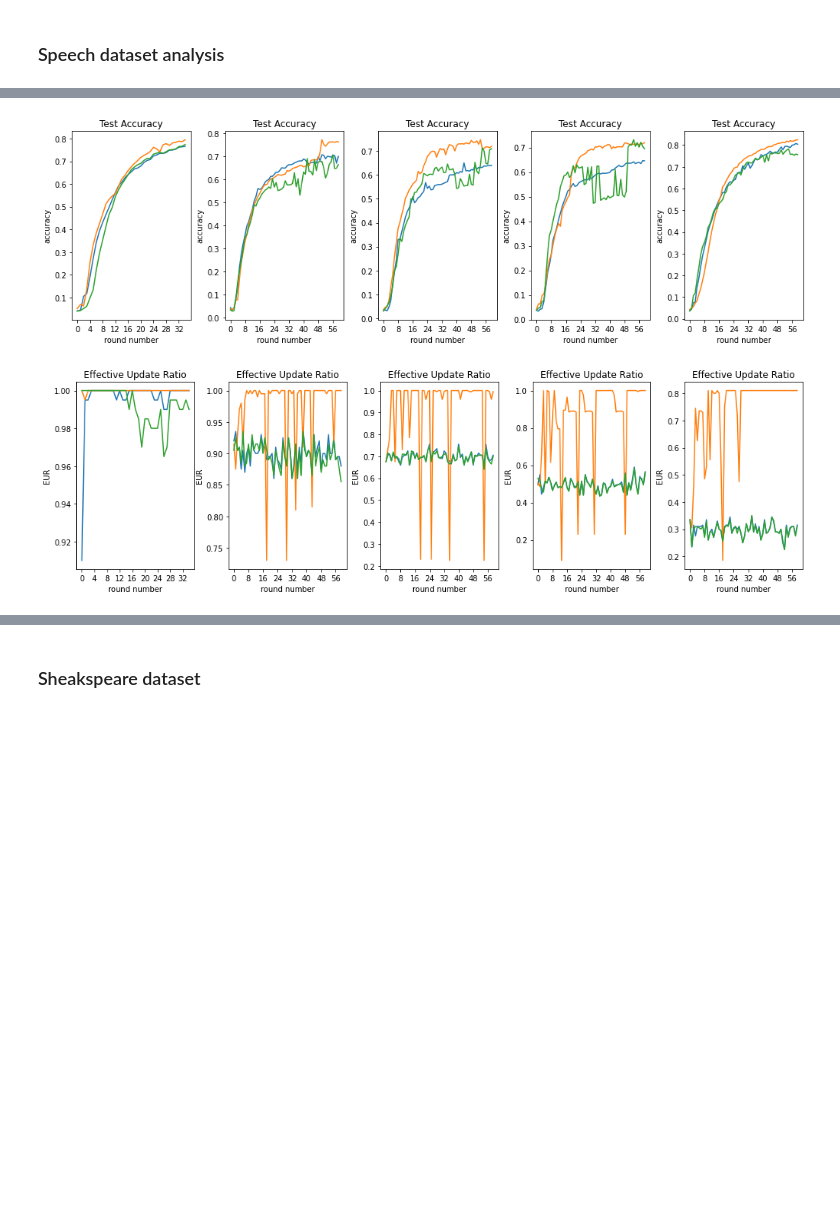
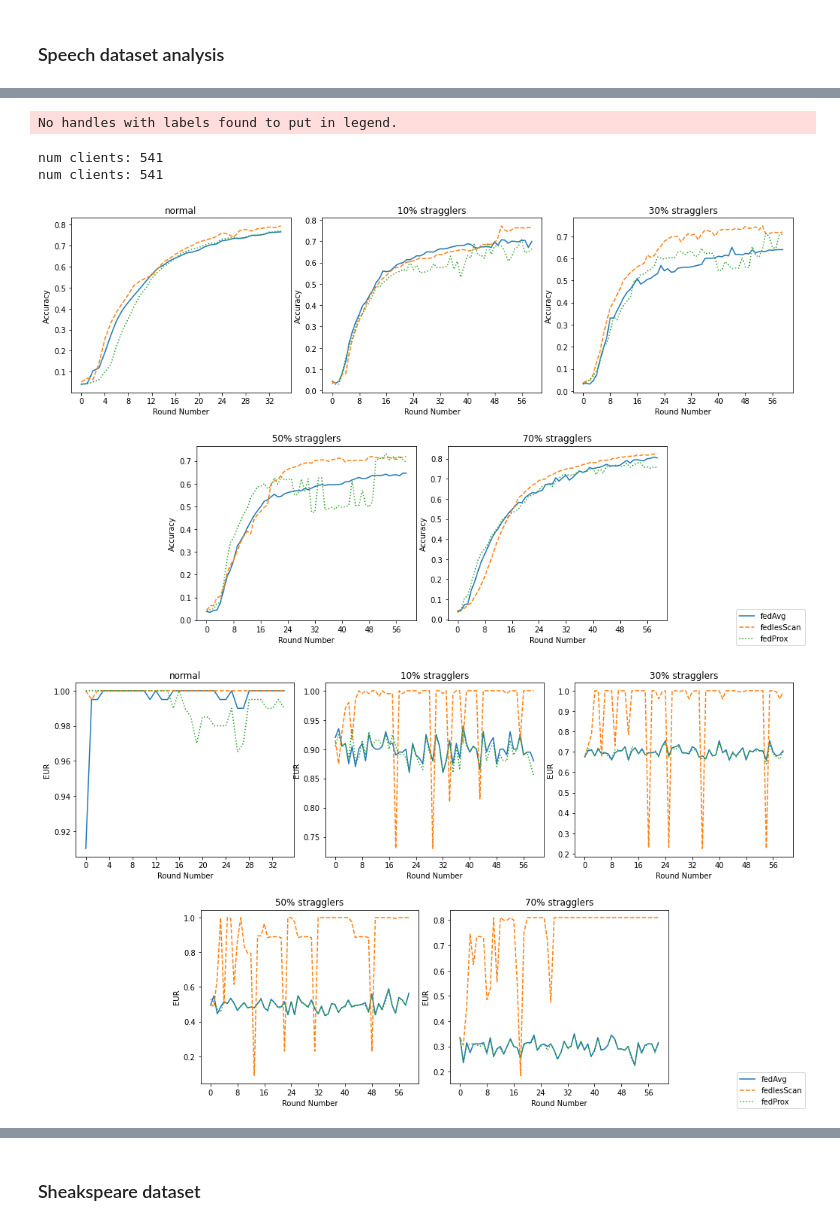
Before and after one commit to Serverless-Federated-Learning/FedLesScan, a Jupyter notebook: experiment/plots/eur_real.ipynb, the cells around one changed output, grey strips where cells are left out. Drawn from its saved outputs; the diff is of its cells as text; code cells hidden in the pictures; blank space fills up the shorter version.

```diff
--- a/experiment/plots/eur_real.ipynb
+++ b/experiment/plots/eur_real.ipynb
@@ -87,5 +101,5 @@ path_prox = [f'{base_path}/speech-prox-0',f'{base_path}/speech-prox-0.1',f'{base
 path_enhanced = [f'{base_path}/speech-enhanced-0',f'{base_path}/speech-enhanced-0.1',f'{base_path}/speech-enhanced-0.3',f'{base_path}/speech-enhanced-0.5',f'{base_path}/speech-enhanced-0.7']
 
 
-plot_dataset_compare_3(path_normals,path_enhanced,path_prox,dataset_titles)
+plot_dataset_compare_3(path_normals,path_enhanced,path_prox,dataset_titles,"speech")
 # %% [output]
@@ -109,2 +123,5 @@ EUR mean: 0.29599999999999993, straggler rounds: 60
+No handles with labels found to put in legend.
+num clients: 541
+num clients: 541
-[figure, old version]
+[figure, new version]
-[figure, old version]
+[figure, new version]
```
Also changed, not shown: parts of 4 cells of this notebook, 1 other file.
